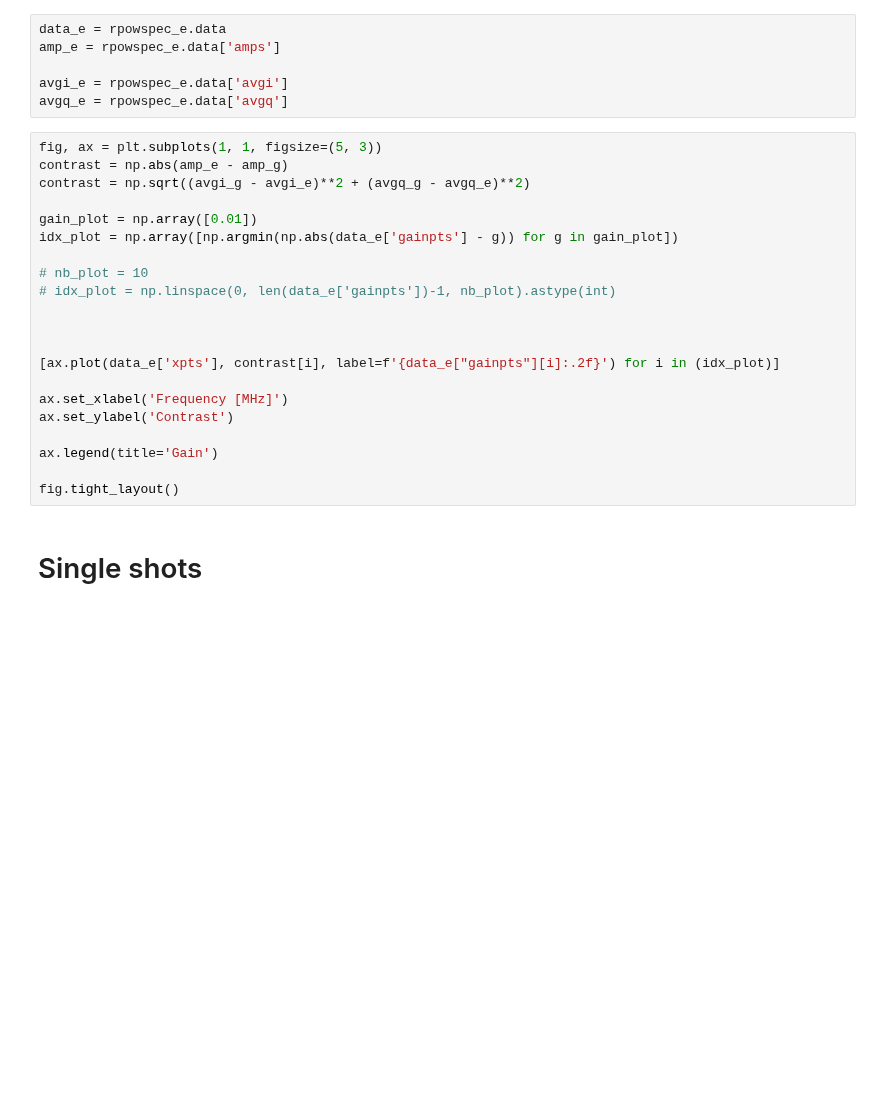
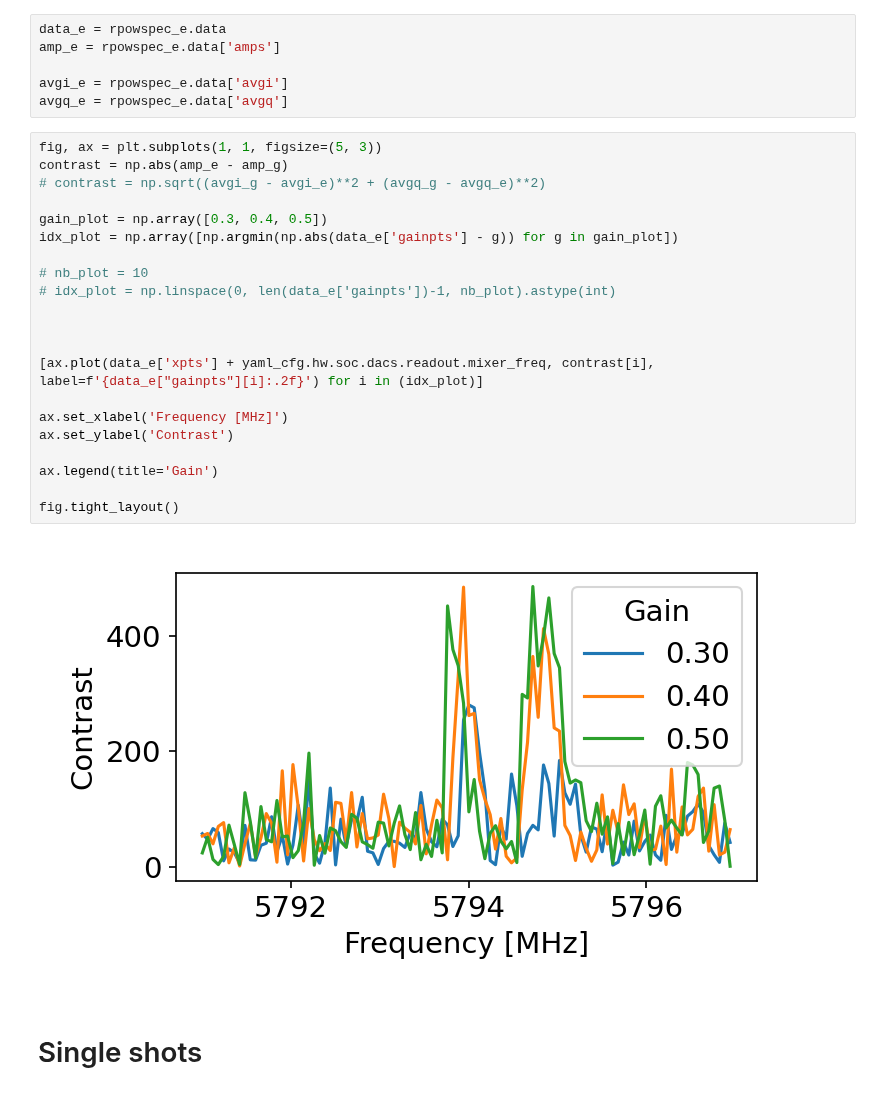
Before and after one commit to SchusterLab/qram_tprocv1_expts, a Jupyter notebook: high_power_readout.ipynb, the cells around one changed output. Cells and saved outputs as stored; diff of their text form; blank space fills up the shorter version.

```diff
--- a/high_power_readout.ipynb
+++ b/high_power_readout.ipynb
@@ -356,24 +388,26 @@ avgq_e = rpowspec_e.data['avgq']
 # %%
 fig, ax = plt.subplots(1, 1, figsize=(5, 3))
 contrast = np.abs(amp_e - amp_g)
-contrast = np.sqrt((avgi_g - avgi_e)**2 + (avgq_g - avgq_e)**2)
+# contrast = np.sqrt((avgi_g - avgi_e)**2 + (avgq_g - avgq_e)**2)
 
-gain_plot = np.array([0.01])
+gain_plot = np.array([0.3, 0.4, 0.5])
 idx_plot = np.array([np.argmin(np.abs(data_e['gainpts'] - g)) for g in gain_plot])
 
 # nb_plot = 10
 # idx_plot = np.linspace(0, len(data_e['gainpts'])-1, nb_plot).astype(int)
 
 
 
-[ax.plot(data_e['xpts'], contrast[i], label=f'{data_e["gainpts"][i]:.2f}') for i in (idx_plot)]
+[ax.plot(data_e['xpts'] + yaml_cfg.hw.soc.dacs.readout.mixer_freq, contrast[i], label=f'{data_e["gainpts"][i]:.2f}') for i in (idx_plot)]
 
 ax.set_xlabel('Frequency [MHz]')
 ax.set_ylabel('Contrast')
 
 ax.legend(title='Gain')
 
 fig.tight_layout()
+# %% [output]
+[figure, added]
 # %% [markdown]
 # Single shots
 # %%
```
Also changed, not shown: parts of 10 cells of this notebook, 2 other files.
